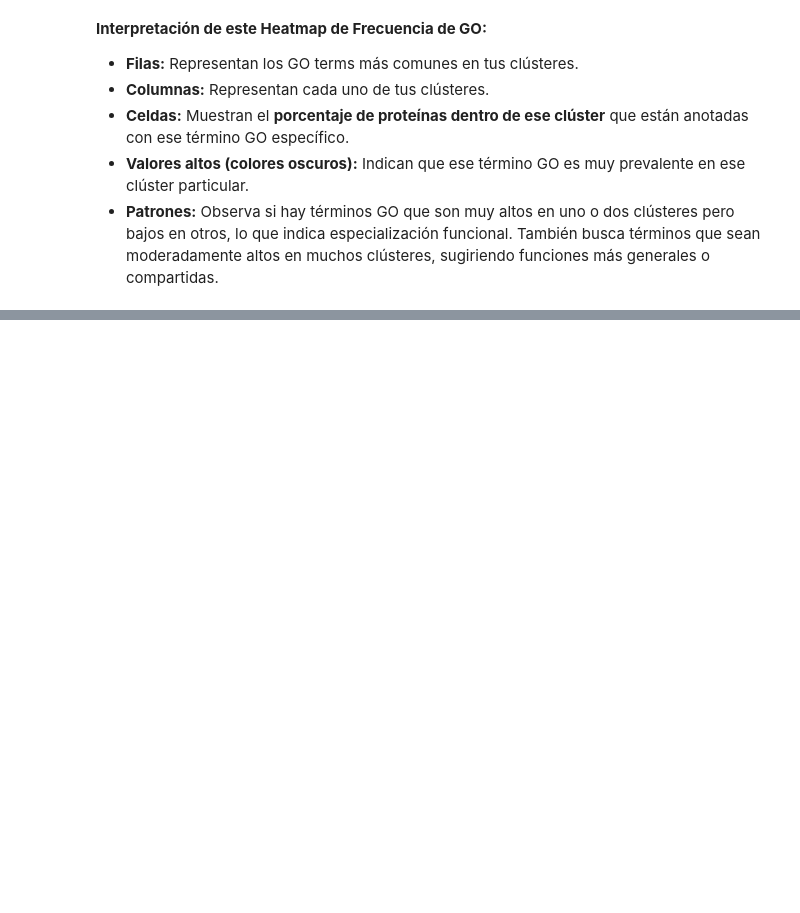
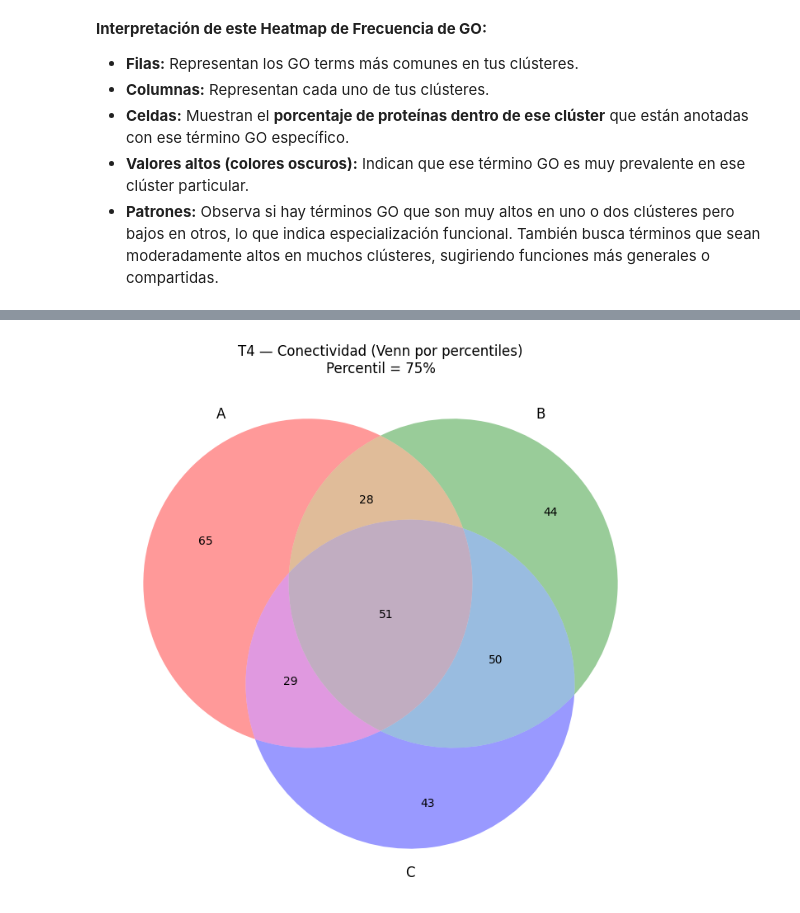
Before and after one commit to macamadridb/alzheimer-target-prediction, a Jupyter notebook: GNN-GO/notebooks/cluster.ipynb, the cells around one changed output, grey strips where cells are left out. Cells and saved outputs as stored; diff of their text form; code cells hidden in the pictures; blank space fills up the shorter version.

```diff
--- a/GNN-GO/notebooks/cluster.ipynb
+++ b/GNN-GO/notebooks/cluster.ipynb
@@ -676,0 +727,91 @@ Passing `palette` without assigning `hue` is deprecated and will be removed in v
+# %%
+import pandas as pd
+import os
+import numpy as np
+import matplotlib.pyplot as plt
+from matplotlib_venn import venn3
+
+# --- Normalizar nombres de columnas (espacios y acentos) ---
+# Se mantiene el código de normalización de columnas
+df = df.rename(columns={
+    'Nombre proteína': 'protein_name',
+    'Target_group': 'target_group',
+    'Cluster_label': 'cluster_label',
+    'intracluster connect': 'intracluster_connect',
+    'intercluster connect': 'intercluster_connect',
+    'Conectivity_Score': 'connectivity_score',
+    'Termino GO': 'go_term'
+}).copy()
+
+# --- Asegurar tipos numéricos ---
+# Se mantiene el código para asegurar tipos numéricos
+for col in ['intracluster_connect', 'intercluster_connect', 'connectivity_score']:
+    df[col] = pd.to_numeric(df[col], errors='coerce')
+
+# --- Función para armar Venn según percentil ---
+def venn_connectivity_and_list_candidates(
+    data: pd.DataFrame,
+    p: float = 0.75,
+    title: str = 'Diagrama de Venn: Conectividad (Top percentil)'
+):
+    # Umbrales por percentil
+    thr_intra = data['intracluster_connect'].quantile(p)
+    thr_inter = data['intercluster_connect'].quantile(p)
+    thr_score = data['connectivity_score'].quantile(p)
+
+    # Conjuntos
+    set_A = set(data.loc[data['intracluster_connect'] >= thr_intra, 'protein_name'])
+    set_B = set(data.loc[data['intercluster_connect'] >= thr_inter, 'protein_name'])
+    set_C = set(data.loc[data['connectivity_score'] >= thr_score, 'protein_name'])
+
+    # Figura
+    plt.figure(figsize=(7, 7))
+    v = venn3(
+        subsets=(set_A, set_B, set_C),
+        set_labels=('A', 'B', 'C')
+    )
+    plt.title(f"{title}\nPercentil = {int(p*100)}%", fontsize=12)
+    plt.tight_layout()
+    plt.show()
+
+    # Leyenda para la interpretación
+    print("\n--- Leyenda del Diagrama ---")
+    print("Círculo A: Proteínas con alta conectividad intraclúster")
+    print("Círculo B: Proteínas con alta conectividad interclúster")
+    print("Círculo C: Proteínas con alto Connectivity_Score")
+
+    # Reporte en consola
+    print("\n--- Umbrales (percentil) ---")
+    print(f"intracluster_connect ≥ {thr_intra:.4f}")
+    print(f"intercluster_connect ≥ {thr_inter:.4f}")
+    print(f"connectivity_score ≥ {thr_score:.4f}")
+
+    print("\n--- Tamaño de conjuntos ---")
+    print(f"A Intracluster alto: {len(set_A)}")
+    print(f"B Intercluster alto: {len(set_B)}")
+    print(f"C Score alto : {len(set_C)}")
+
+    # Intersecciones
+    all_ABC = set_A & set_B & set_C
+
+    # --- LISTA FINAL DE CANDIDATOS ---
+    print("\n--- LISTA FINAL DE CANDIDATOS ---")
+    print("Estas proteínas están en la intersección de A, B y C.")
+    print("Son los hubs más importantes, con alta conectividad en todas las métricas.")
+    if len(all_ABC) > 0:
+        for protein in sorted(list(all_ABC)):
+            print(f"- {protein}")
+    else:
+        print("No se encontraron proteínas en la intersección triple.")
+
+    # guardar all_ABC en un xlsx
+    final_result_df = df[df['protein_name'].isin(all_ABC)].copy()
+    output_path = os.path.join(final_output_dir, "all_ABC.xlsx")
+    final_result_df.to_excel(output_path, index=False)
+    print(f"\nResultados guardados en: {output_path}")
+
+# === Ejecutar la función para obtener el diagrama y la lista ===
+# Asegúrate de que 'df' contenga tus datos antes de ejecutar esta línea.
+venn_connectivity_and_list_candidates(df, p=0.75, title='T4 — Conectividad (Venn por percentiles)')
+# %% [output]
+[figure, added]
```
Also changed, not shown: parts of 41 cells of this notebook, 13 other files.
